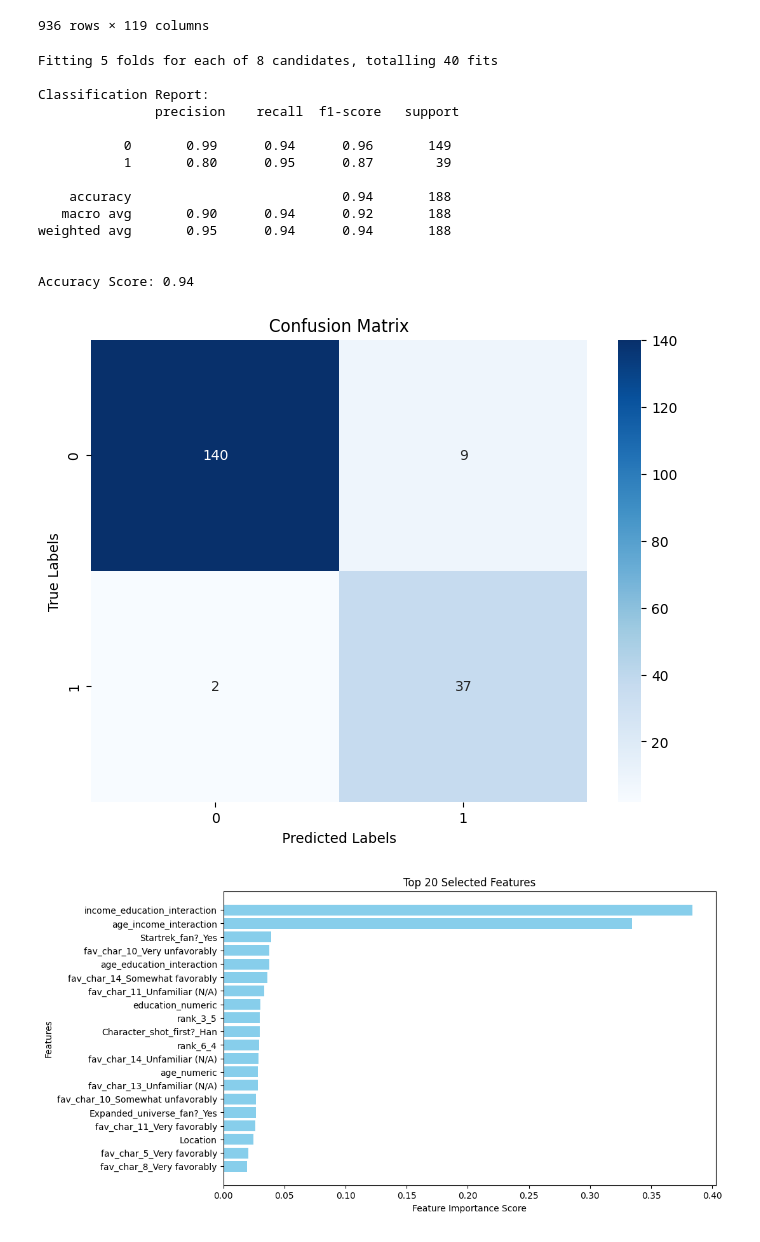
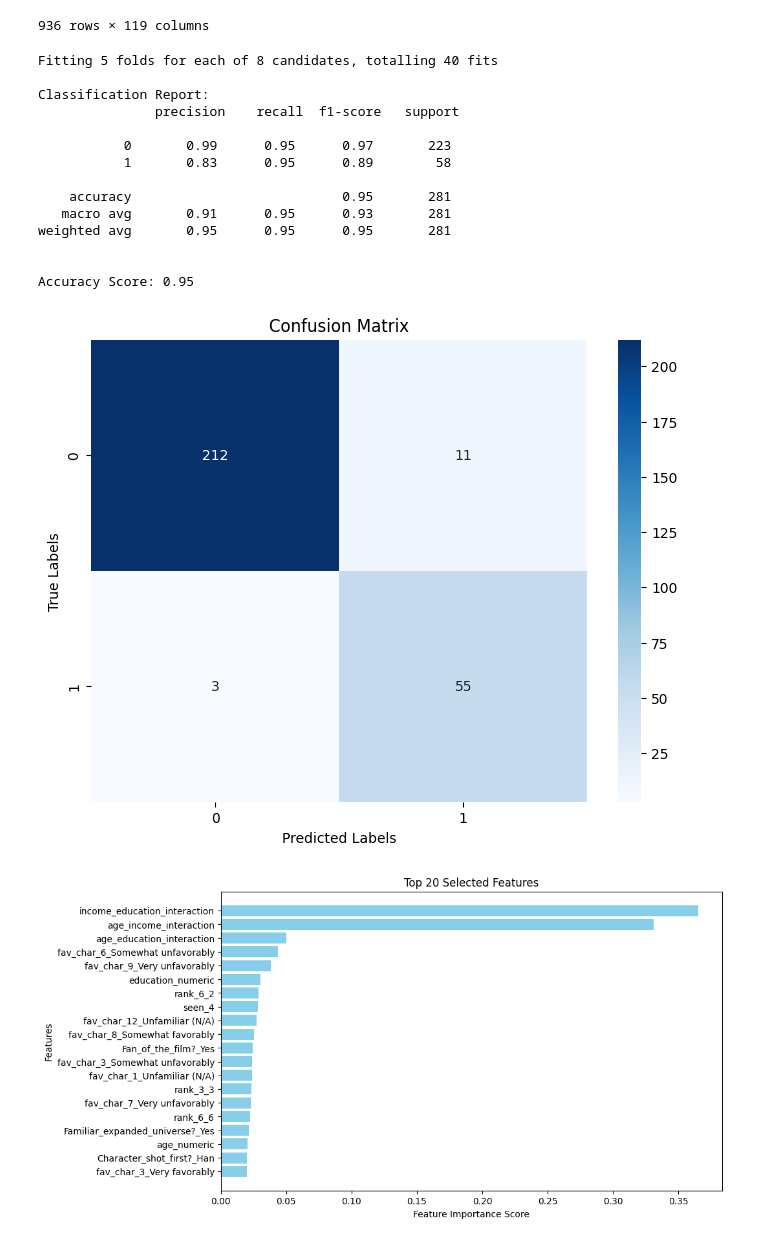
Before and after one commit to MosesIbe23/CSE450_Machine_Learning, a Jupyter notebook: Semester_Project.ipynb, the cells around one changed output. Saved outputs shown, nothing was run; the diff lists cells and outputs as text; code cells hidden in the pictures.

```diff
--- a/Semester_Project.ipynb
+++ b/Semester_Project.ipynb
@@ -291,7 +291,7 @@ X
 from sklearn.model_selection import GridSearchCV
 
 # Step 2: Split data into train-test sets
-X_train, X_test, y_train, y_test = train_test_split(X, y, test_size=0.2, stratify=y, random_state=42)
+X_train, X_test, y_train, y_test = train_test_split(X, y, test_size=0.3, stratify=y, random_state=42)
 
 # Step 3: Scale the features
 scaler = StandardScaler()  # Or MinMaxScaler()
@@ -323,40 +323,40 @@ grid_search.fit(X_train_balanced, y_train_balanced)
 # Step 4: Evaluate the best model
 best_model = grid_search.best_estimator_
 
 # Predictions on the test set
 y_pred = best_model.predict(X_test_scaled)
 
 # Classification Metrics
 from sklearn.metrics import classification_report, accuracy_score, confusion_matrix
 print("\nClassification Report:\n", classification_report(y_test, y_pred, digits = 2))
 print("\nAccuracy Score:", round(accuracy_score(y_test, y_pred), 2))
 
 # Confusion Matrix
 import seaborn as sns
 import matplotlib.pyplot as plt
 cm = confusion_matrix(y_test, y_pred)
 plt.figure(figsize=(8, 6))
 sns.heatmap(cm, annot=True, fmt="d", cmap="Blues")
 plt.xlabel('Predicted Labels')
 plt.ylabel('True Labels')
 plt.title('Confusion Matrix')
 plt.show()
 # %% [output]
 Fitting 5 folds for each of 8 candidates, totalling 40 fits
 
 Classification Report:
                precision    recall  f1-score   support
 
-           0       0.99      0.94      0.96       149
-           1       0.80      0.95      0.87        39
+           0       0.99      0.95      0.97       223
+           1       0.83      0.95      0.89        58
 
-    accuracy                           0.94       188
-   macro avg       0.90      0.94      0.92       188
-weighted avg       0.95      0.94      0.94       188
+    accuracy                           0.95       281
+   macro avg       0.91      0.95      0.93       281
+weighted avg       0.95      0.95      0.95       281
 
 
-Accuracy Score: 0.94
+Accuracy Score: 0.95
-[figure, old version]
+[figure, new version]
 # %%
 # Visualize the top 20 features with their scores
 def plot_top_features(X_train, feature_names, selector, num_features=20):
@@ -387,7 +387,7 @@ selector.fit(X_train, y_train) # Fit the selector to your data
 
 plot_top_features(X_train, feature_names, selector, num_features=20)
 # %% [output]
-[figure, old version]
+[figure, new version]
 # %%
 from sklearn.metrics import f1_score, roc_auc_score, roc_curve, precision_recall_curve, average_precision_score
 import matplotlib.pyplot as plt
```
Also changed, not shown: parts of 1 cell of this notebook.
